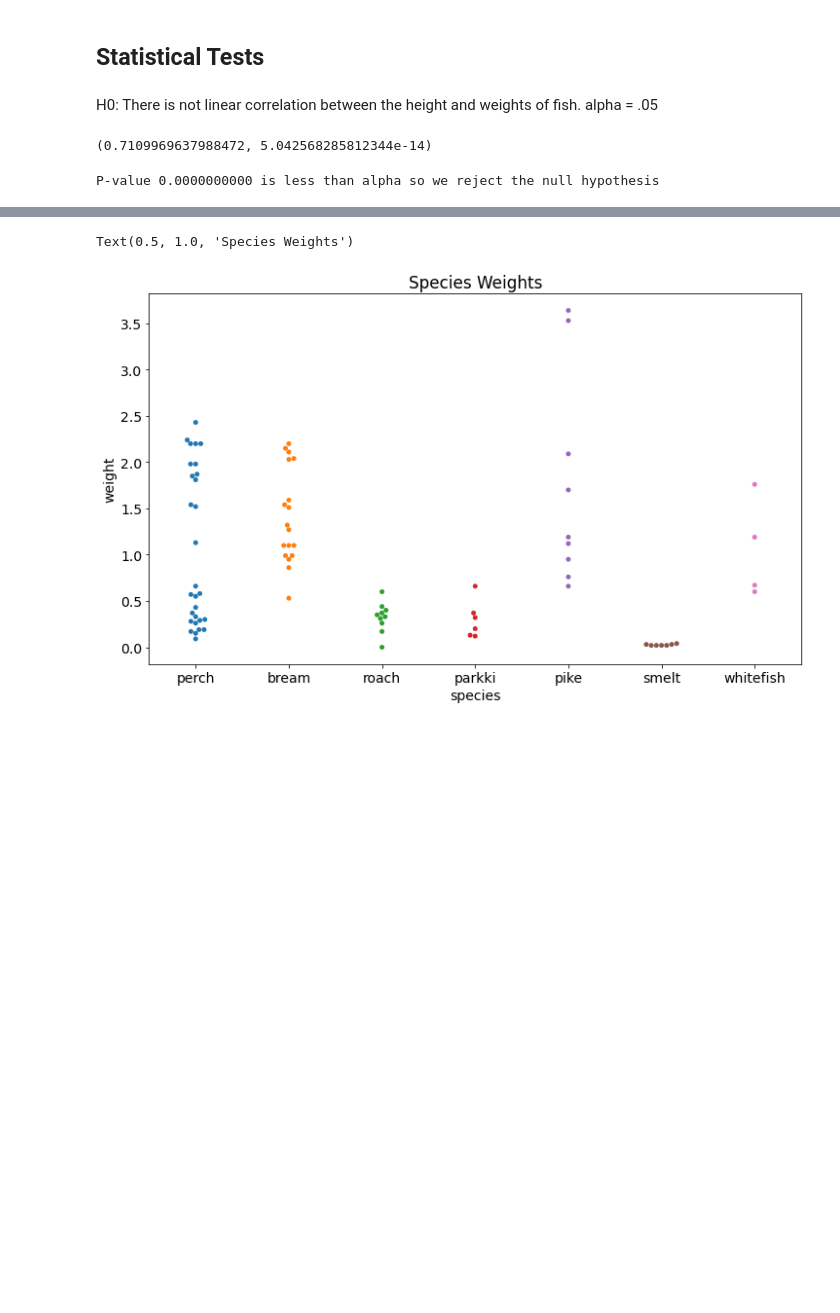
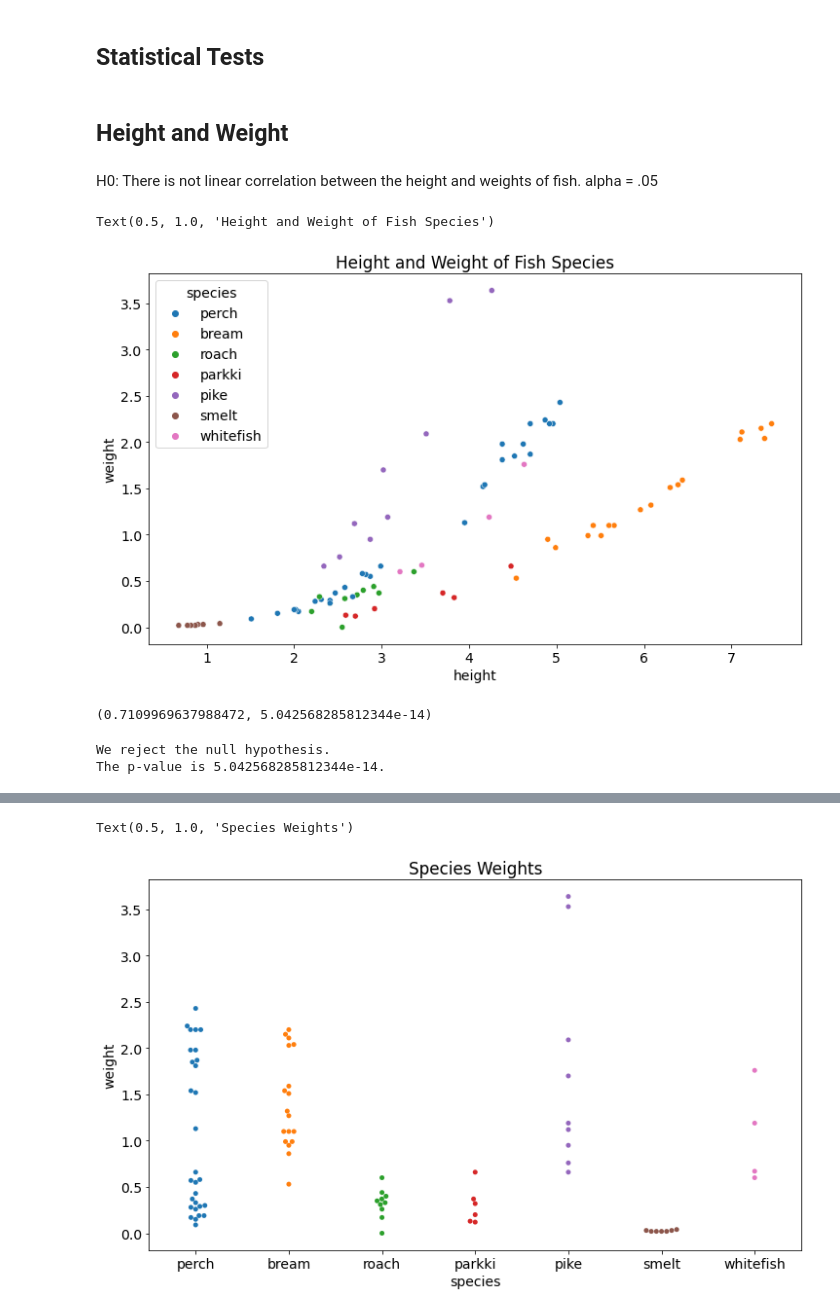
Before and after one commit to george887/estimating_fish_weights, a Jupyter notebook: explore.ipynb, the cells around one changed output, grey strips where cells are left out. Cells and saved outputs as stored; diff of their text form; code cells hidden in the pictures; blank space fills up the shorter version.

```diff
--- a/explore.ipynb
+++ b/explore.ipynb
@@ -91,6 +91,14 @@ train.corr()
 # %% [markdown]
 ## Statistical Tests
+# %% [markdown]
+## Height and Weight
 # %% [markdown]
 H0: There is not linear correlation between the height and weights of fish.
 alpha = .05
+# %%
+sns.scatterplot(x='height', y='weight', data=train, hue='species')
+plt.title('Height and Weight of Fish Species')
+# %% [output]
+Text(0.5, 1.0, 'Height and Weight of Fish Species')
+[figure, added]
 # %%
@@ -99,6 +108,11 @@ r,p
 # %% [output]
 (0.7109969637988472, 5.042568285812344e-14)
-# %%
-print(f'P-value {p:.10f} is less than alpha so we reject the null hypothesis')
-# %% [output]
-P-value 0.0000000000 is less than alpha so we reject the null hypothesis
+# %%
+if p < alpha:
+    print("We reject the null hypothesis.")
+else:
+    print("We fail to reject the null hypothesis.")
+print(f'The p-value is {p}.')
+# %% [output]
+We reject the null hypothesis.
+The p-value is 5.042568285812344e-14.
```
Also changed, not shown: parts of 16 cells of this notebook, 3 other files.
